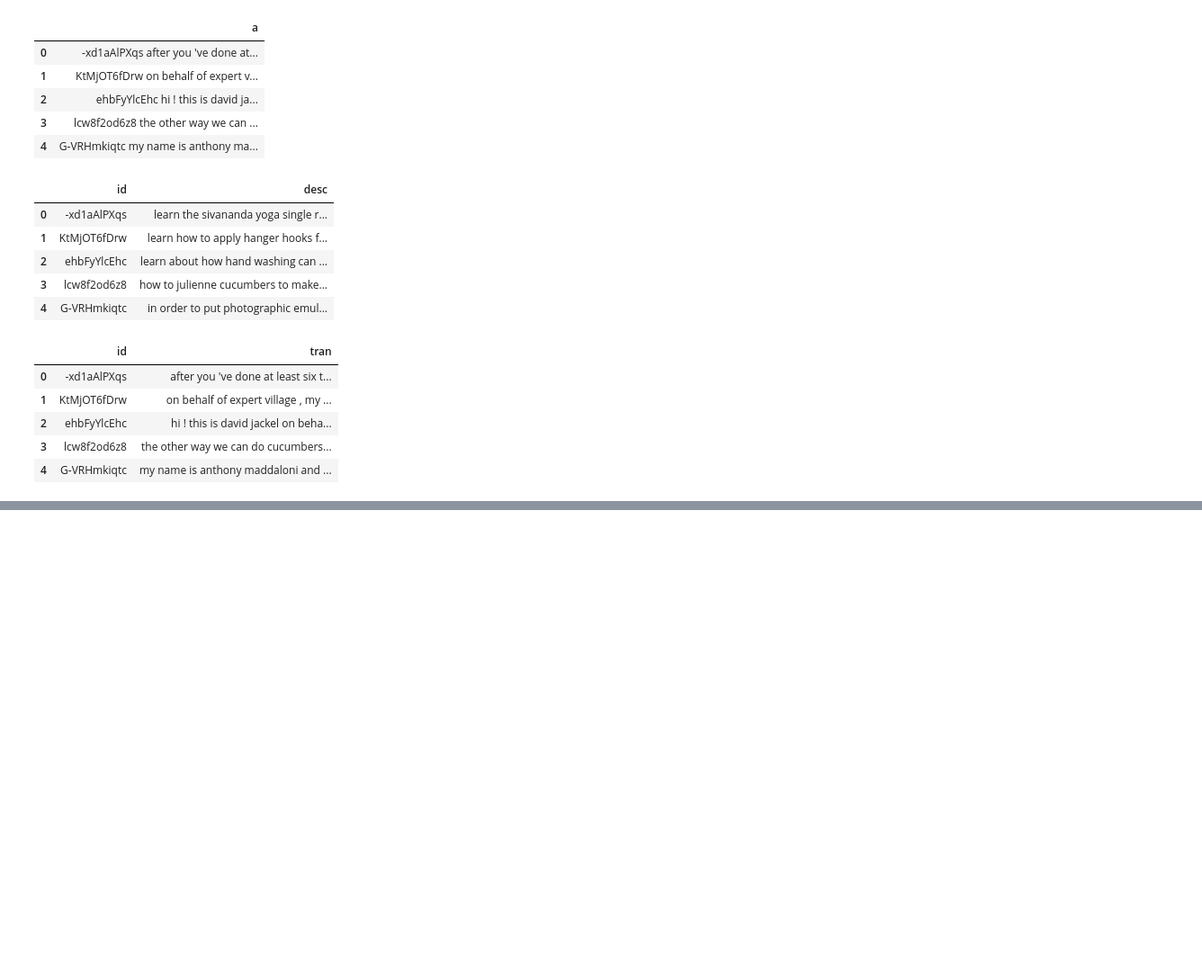
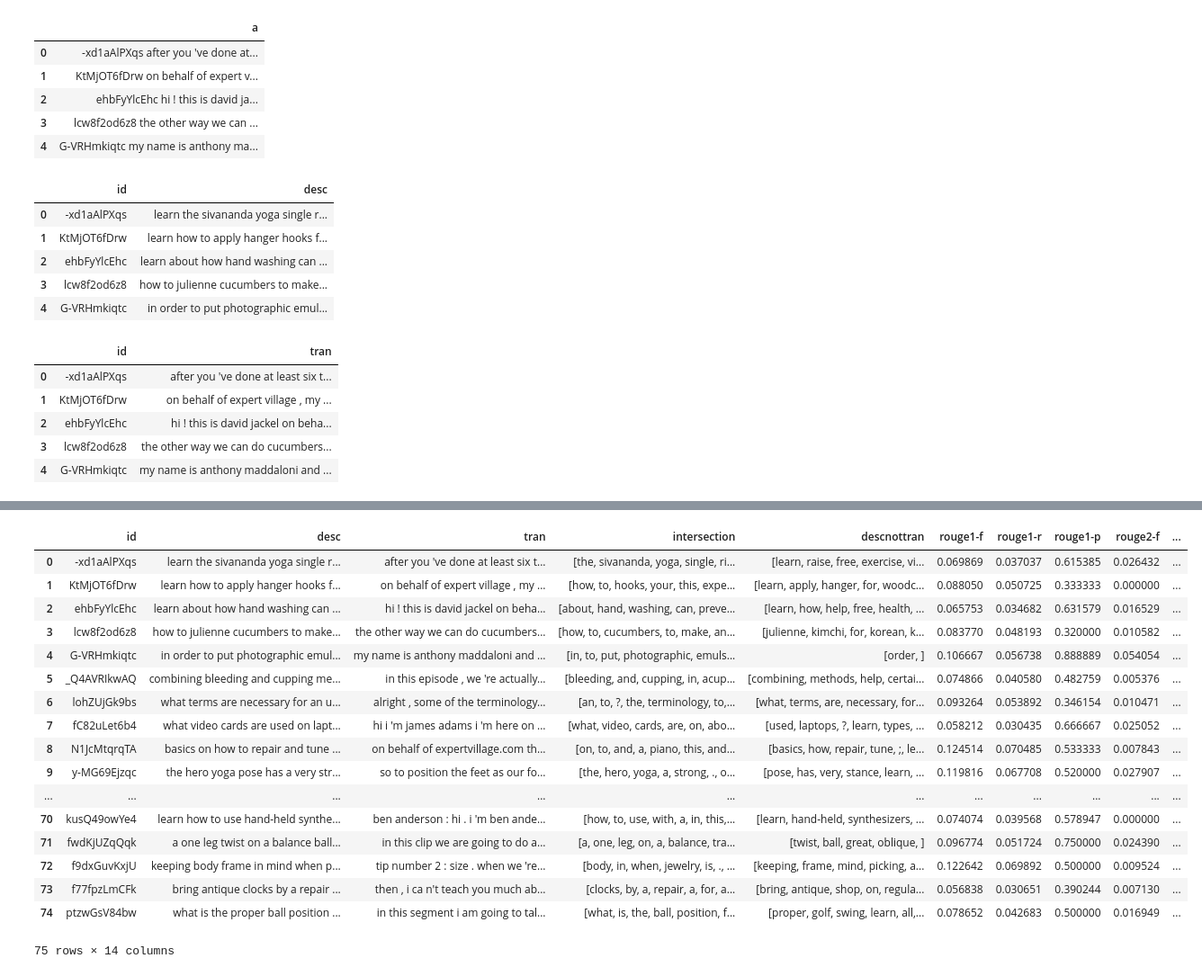
Before and after one commit to dgrah50/speech2speech_summ, a Jupyter notebook: Data Exploration and Visualisation.ipynb, the cells around one changed output, grey strips where cells are left out. Shown at 90% size. Cells and saved outputs as stored; diff of their text form; code cells hidden in the pictures; blank space fills up the shorter version.

```diff
--- a/Data Exploration and Visualisation.ipynb
+++ b/Data Exploration and Visualisation.ipynb
@@ -77,0 +87,5 @@ usage: rm [-f | -i] [-dPRrvW] file ...
+# %%
+exploretable = conctable.head(400)
+# %%
+exploretable['intersection'] = exploretable.apply(lambda row: [value for value in row.desc.split(" ") if value in row.tran.split(" ")] , axis=1)
+exploretable['descnottran'] = exploretable.apply(lambda row: [value for value in row.desc.split(" ") if value not in row.tran.split(" ")] , axis=1)
@@ -77,0 +102,10 @@ usage: rm [-f | -i] [-dPRrvW] file ...
+# %%
+exploretable['rouge1-f'] = exploretable.apply(lambda row:  rouge.get_scores(row.desc, row.tran)[0]['rouge-1']['f'], axis=1)
+exploretable['rouge1-r'] = exploretable.apply(lambda row:  rouge.get_scores(row.desc, row.tran)[0]['rouge-1']['r'], axis=1)
+exploretable['rouge1-p'] = exploretable.apply(lambda row:  rouge.get_scores(row.desc, row.tran)[0]['rouge-1']['p'], axis=1)
+exploretable['rouge2-f'] = exploretable.apply(lambda row:  rouge.get_scores(row.desc, row.tran)[0]['rouge-2']['f'], axis=1)
+exploretable['rouge2-r'] = exploretable.apply(lambda row:  rouge.get_scores(row.desc, row.tran)[0]['rouge-2']['r'], axis=1)
+exploretable['rouge2-p'] = exploretable.apply(lambda row:  rouge.get_scores(row.desc, row.tran)[0]['rouge-2']['p'], axis=1)
+exploretable['rougel-f'] = exploretable.apply(lambda row:  rouge.get_scores(row.desc, row.tran)[0]['rouge-l']['f'], axis=1)
+exploretable['rougel-r'] = exploretable.apply(lambda row:  rouge.get_scores(row.desc, row.tran)[0]['rouge-l']['r'], axis=1)
+exploretable['rougel-p'] = exploretable.apply(lambda row:  rouge.get_scores(row.desc, row.tran)[0]['rouge-l']['p'], axis=1)
@@ -77,0 +130,21 @@ usage: rm [-f | -i] [-dPRrvW] file ...
+# %%
+exploretable.head(75)
+# %% [output]
+|  | id | desc | tran | intersection | descnottran | rouge1-f | rouge1-r | rouge1-p | rouge2-f | ... |
+| 0 | -xd1aAlPXqs | learn the sivananda yoga single r... | after you 've done at least six t... | [the, sivananda, yoga, single, ri... | [learn, raise, free, exercise, vi... | 0.069869 | 0.037037 | 0.615385 | 0.026432 | ... |
+| 1 | KtMjOT6fDrw | learn how to apply hanger hooks f... | on behalf of expert village , my ... | [how, to, hooks, your, this, expe... | [learn, apply, hanger, for, woodc... | 0.088050 | 0.050725 | 0.333333 | 0.000000 | ... |
+| 2 | ehbFyYlcEhc | learn about how hand washing can ... | hi ! this is david jackel on beha... | [about, hand, washing, can, preve... | [learn, how, help, free, health, ... | 0.065753 | 0.034682 | 0.631579 | 0.016529 | ... |
+| 3 | lcw8f2od6z8 | how to julienne cucumbers to make... | the other way we can do cucumbers... | [how, to, cucumbers, to, make, an... | [julienne, kimchi, for, korean, k... | 0.083770 | 0.048193 | 0.320000 | 0.010582 | ... |
+| 4 | G-VRHmkiqtc | in order to put photographic emul... | my name is anthony maddaloni and ... | [in, to, put, photographic, emuls... | [order, ] | 0.106667 | 0.056738 | 0.888889 | 0.054054 | ... |
+| 5 | _Q4AVRIkwAQ | combining bleeding and cupping me... | in this episode , we 're actually... | [bleeding, and, cupping, in, acup... | [combining, methods, help, certai... | 0.074866 | 0.040580 | 0.482759 | 0.005376 | ... |
+| 6 | lohZUjGk9bs | what terms are necessary for an u... | alright , some of the terminology... | [an, to, ?, the, terminology, to,... | [what, terms, are, necessary, for... | 0.093264 | 0.053892 | 0.346154 | 0.010471 | ... |
+| 7 | fC82uLet6b4 | what video cards are used on lapt... | hi i 'm james adams i 'm here on ... | [what, video, cards, are, on, abo... | [used, laptops, ?, learn, types, ... | 0.058212 | 0.030435 | 0.666667 | 0.025052 | ... |
+| 8 | N1JcMtqrqTA | basics on how to repair and tune ... | on behalf of expertvillage.com th... | [on, to, and, a, piano, this, and... | [basics, how, repair, tune, ;, le... | 0.124514 | 0.070485 | 0.533333 | 0.007843 | ... |
+| 9 | y-MG69Ejzqc | the hero yoga pose has a very str... | so to position the feet as our fo... | [the, hero, yoga, a, strong, ., o... | [pose, has, very, stance, learn, ... | 0.119816 | 0.067708 | 0.520000 | 0.027907 | ... |
+| ... | ... | ... | ... | ... | ... | ... | ... | ... | ... | ... |
+| 70 | kusQ49owYe4 | learn how to use hand-held synthe... | ben anderson : hi . i 'm ben ande... | [how, to, use, with, a, in, this,... | [learn, hand-held, synthesizers, ... | 0.074074 | 0.039568 | 0.578947 | 0.000000 | ... |
+| 71 | fwdKjUZqQqk | a one leg twist on a balance ball... | in this clip we are going to do a... | [a, one, leg, on, a, balance, tra... | [twist, ball, great, oblique, ] | 0.096774 | 0.051724 | 0.750000 | 0.024390 | ... |
+| 72 | f9dxGuvKxjU | keeping body frame in mind when p... | tip number 2 : size . when we 're... | [body, in, when, jewelry, is, ., ... | [keeping, frame, mind, picking, a... | 0.122642 | 0.069892 | 0.500000 | 0.009524 | ... |
+| 73 | f77fpzLmCFk | bring antique clocks by a repair ... | then , i ca n't teach you much ab... | [clocks, by, a, repair, a, for, a... | [bring, antique, shop, on, regula... | 0.056838 | 0.030651 | 0.390244 | 0.007130 | ... |
+| 74 | ptzwGsV84bw | what is the proper ball position ... | in this segment i am going to tal... | [what, is, the, ball, position, f... | [proper, golf, swing, learn, all,... | 0.078652 | 0.042683 | 0.500000 | 0.016949 | ... |
+75 rows × 14 columns
```
Also changed, not shown: parts of 15 cells of this notebook, 3 other files.
